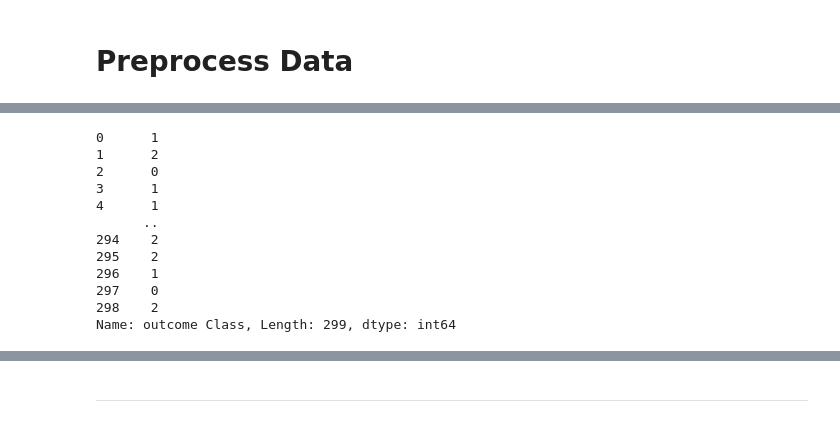
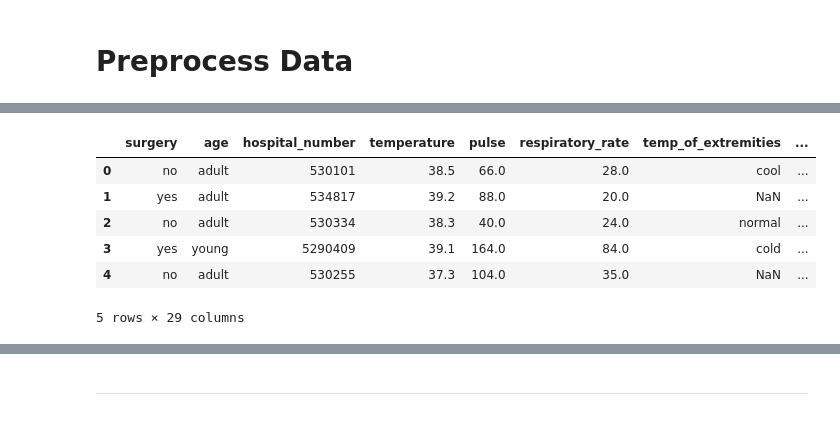
Before and after one commit to thewro11/cs462-cow-status-classification, a Jupyter notebook: model.ipynb, the cells around one changed output, grey strips where cells are left out. Drawn from its saved outputs; the diff is of its cells as text; code cells hidden in the pictures.

```diff
--- a/model.ipynb
+++ b/model.ipynb
@@ -62,2 +121,10 @@ df
+# %%
+def extract_lesion_column(lesion):
+    site, type_l, subtype, code = 'None', 'None', 'None', 'None'
+    if lesion != 0:
+        types = re.findall('^([1-9]|11|00)([1-4])([0-2])([1-9]|10|0)',str(lesion))
+        if types:
+            site, type_l, subtype, code = types[0]
+    return pd.Series({'site': site, 'type': type_l, 'subtype': subtype, 'code': code}, dtype='category')
 # %% [markdown]
 # Preprocess Data
@@ -112,15 +130,0 @@ df_X
-# %%
-df_y
-# %% [output]
-0      1
-1      2
-2      0
-3      1
-4      1
-      ..
-294    2
-295    2
-296    1
-297    0
-298    2
-Name: outcome Class, Length: 299, dtype: int64
@@ -129,0 +133,12 @@ y = df_y.values
+# %%
+df_cow.loc[:, ['site', 'type', 'subtype', 'code']] = df_cow.lesion.apply(extract_lesion_column).astype('category')
+# %%
+df_cow.head()
+# %% [output]
+|  | surgery | age | hospital_number | temperature | pulse | respiratory_rate | temp_of_extremities | ... |
+| 0 | no | adult | 530101 | 38.5 | 66.0 | 28.0 | cool | ... |
+| 1 | yes | adult | 534817 | 39.2 | 88.0 | 20.0 | NaN | ... |
+| 2 | no | adult | 530334 | 38.3 | 40.0 | 24.0 | normal | ... |
+| 3 | yes | young | 5290409 | 39.1 | 164.0 | 84.0 | cold | ... |
+| 4 | no | adult | 530255 | 37.3 | 104.0 | 35.0 | NaN | ... |
+5 rows × 29 columns
```
Also changed, not shown: parts of 50 cells of this notebook, 1 other file.
